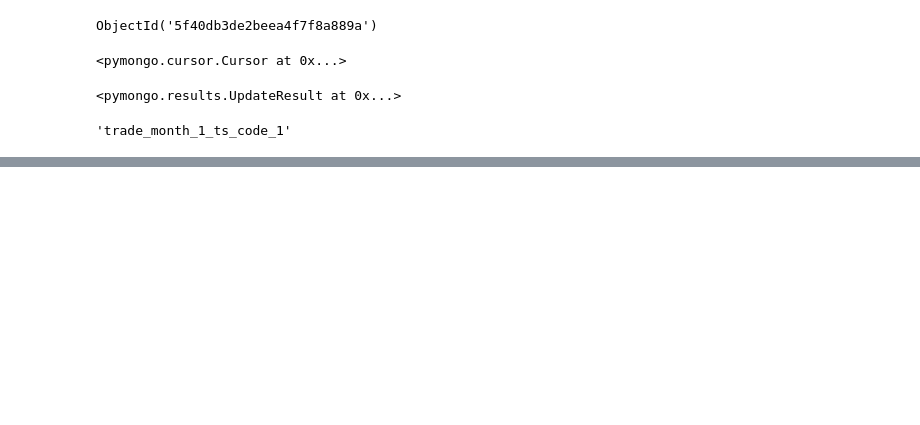
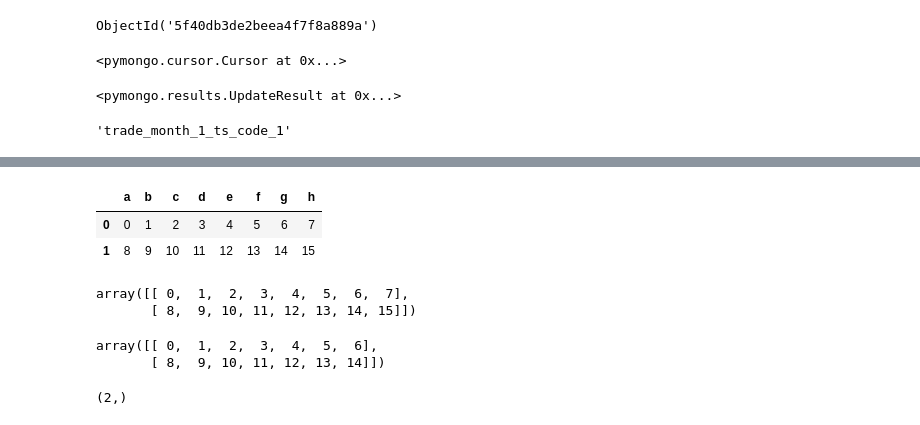
Before and after one commit to digu1216/quantBigA, a Jupyter notebook: jupyter_notebook/test.ipynb, the cells around one changed output, grey strips where cells are left out. Cells and saved outputs as stored; diff of their text form; code cells hidden in the pictures; blank space fills up the shorter version.

```diff
--- a/jupyter_notebook/test.ipynb
+++ b/jupyter_notebook/test.ipynb
@@ -25,0 +110,20 @@ db_vnpy['test'].create_index([('trade_month', pymongo.ASCENDING), ('ts_code', py
+# %%
+df
+# %% [output]
+|  | a | b | c | d | e | f | g | h |
+| 0 | 0 | 1 | 2 | 3 | 4 | 5 | 6 | 7 |
+| 1 | 8 | 9 | 10 | 11 | 12 | 13 | 14 | 15 |
+# %%
+df.values
+# %% [output]
+array([[ 0,  1,  2,  3,  4,  5,  6,  7],
+       [ 8,  9, 10, 11, 12, 13, 14, 15]])
+# %%
+df.values[:, 0:-1]
+# %% [output]
+array([[ 0,  1,  2,  3,  4,  5,  6],
+       [ 8,  9, 10, 11, 12, 13, 14]])
+# %%
+df.values[:,-1].shape
+# %% [output]
+(2,)
```
Also changed, not shown: parts of 19 cells of this notebook, 2 other files.
